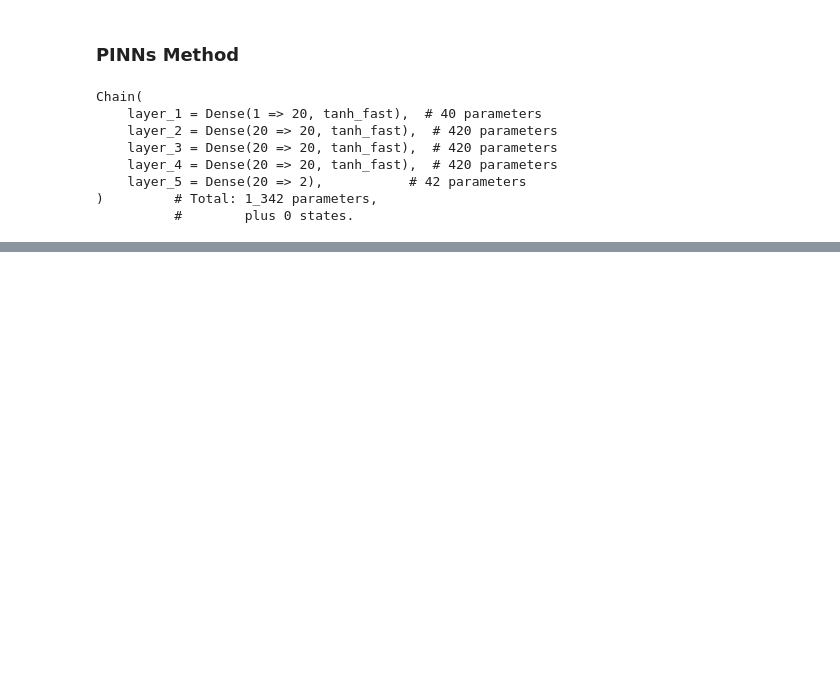
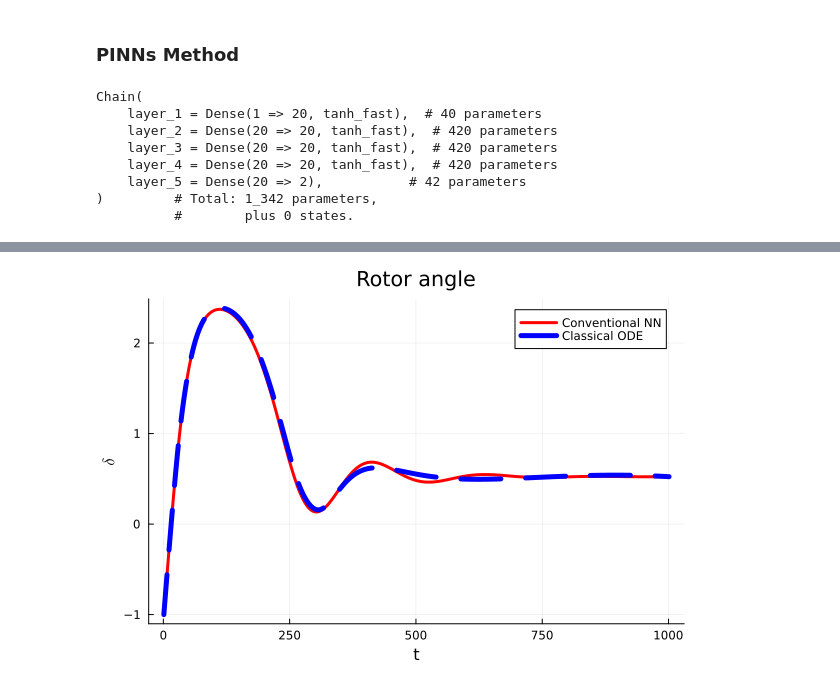
Before and after one commit to HuynhTran0301/PINNs_Power_System_Dynamics, a Jupyter notebook: SMIB_Conventional.ipynb, the cells around one changed output, grey strips where cells are left out. Cells and saved outputs as stored; diff of their text form; code cells hidden in the pictures; blank space fills up the shorter version.

```diff
--- a/SMIB_Conventional.ipynb
+++ b/SMIB_Conventional.ipynb
@@ -74,3 +64,12 @@ ylabel!("\$ \\delta \$")
+# %%
+#Plotting the results of rotor angle.
+plot(u_predict[1,:], ls = :solid, lw = 3, label= "Conventional NN", lc = :red)
+plot!(sol[:,1],ls = :dash, lw = 5, label = "Classical ODE", lc = :blue)
+title!("Rotor angle")
+xlabel!("t")
+ylabel!("\$ \\delta \$")
+# %% [output]
+[figure, added]
 # %%
 using DataFrames
 using CSV
```
Also changed, not shown: parts of 4 cells of this notebook.
